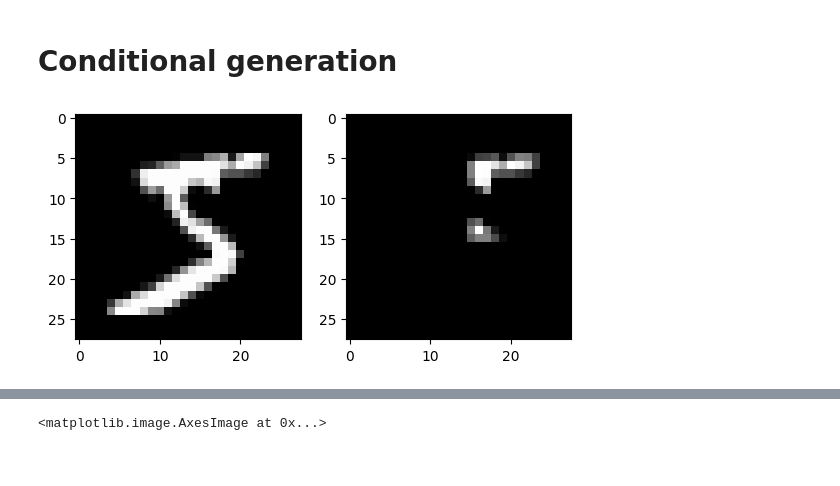
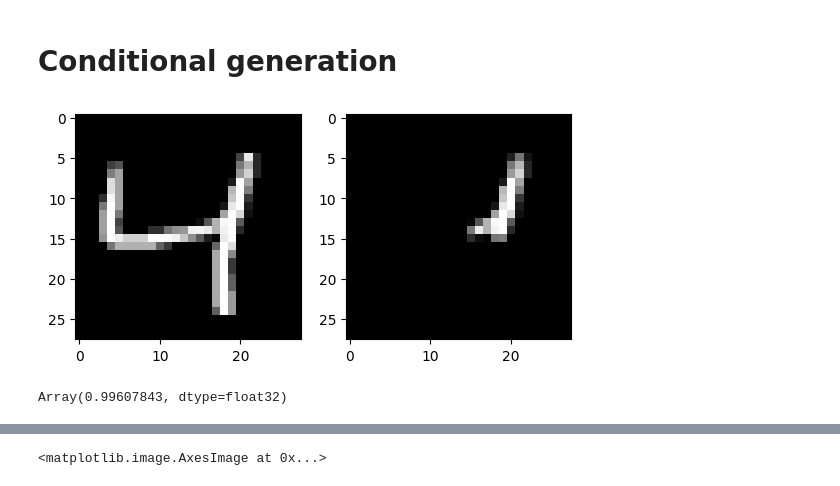
Before and after one commit to jcopo/diffuse, a Jupyter notebook: sandbox.ipynb, the cells around one changed output, grey strips where cells are left out. Saved outputs shown, nothing was run; the diff lists cells and outputs as text; code cells hidden in the pictures.

```diff
--- a/sandbox.ipynb
+++ b/sandbox.ipynb
@@ -192,17 +192,19 @@ cond_sde = CondSDE(beta=beta, mask=mask, tf=2.0, score=nn_score)
 
 #res = generate_cond_sample(y, xi, key, 500, cond_sde, x.shape)
 # %%
-x = xs[0]
+x = xs[2]
 mask = SquareMask(10, x.shape)
 # x = state_Ts.position[-1]
 xi = jnp.array([10.0, 20.0])
-y = measure(xi, x, mask)
+y = mask.measure(xi, x)
 fig, (ax1, ax2) = plt.subplots(1, 2)
 ax1.imshow(x, cmap="gray")
 ax2.imshow(y, cmap="gray")
 plt.show()
+jnp.max(y)
 # %% [output]
-[figure, old version]
+[figure, new version]
+Array(0.99607843, dtype=float32)
 # %%
 y = jax.vmap(measure, in_axes=(None, 0, None))(xi, xs[0:1], mask)
 y.shape
```
Also changed, not shown: parts of 5 cells of this notebook, 5 other files.
